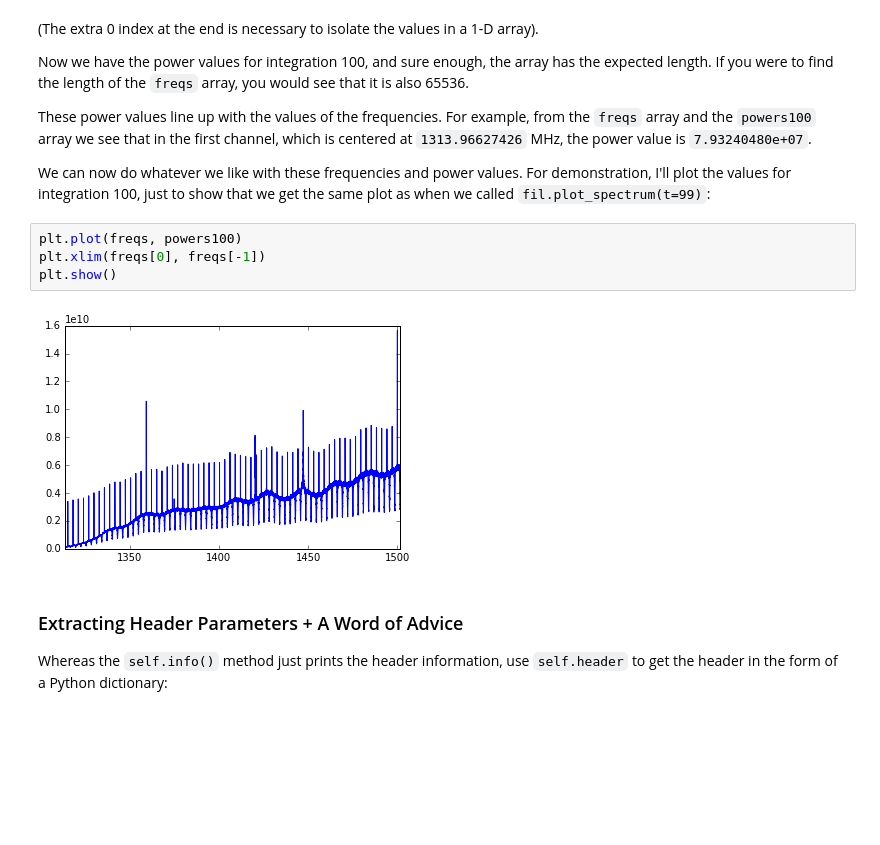
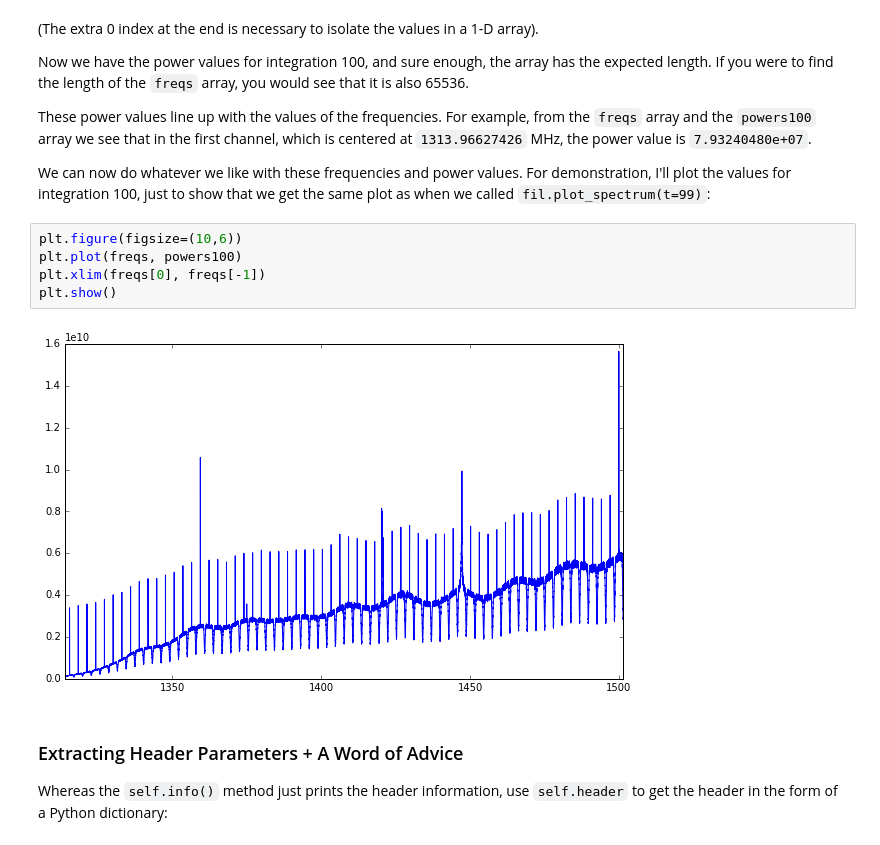
Before and after one commit to UCBerkeleySETI/breakthrough, a Jupyter notebook: GBT/filterbank_tutorial/Filterbank Tutorial (public).ipynb, the cells around one changed output. Saved outputs shown, nothing was run; the diff lists cells and outputs as text; blank space fills up the shorter version.

```diff
--- a/GBT/filterbank_tutorial/Filterbank Tutorial (public).ipynb
+++ b/GBT/filterbank_tutorial/Filterbank Tutorial (public).ipynb
@@ -174,11 +174,12 @@ These power values line up with the values of the frequencies. For example, from
 
 We can now do whatever we like with these frequencies and power values. For demonstration, I'll plot the values for integration 100, just to show that we get the same plot as when we called `fil.plot_spectrum(t=99)`:
 # %%
+plt.figure(figsize=(10,6))
 plt.plot(freqs, powers100)
 plt.xlim(freqs[0], freqs[-1])
 plt.show()
 # %% [output]
-[figure, old version]
+[figure, new version]
 # %% [markdown]
 ### Extracting Header Parameters + A Word of Advice
 
```
Also changed, not shown: 1 other file.
